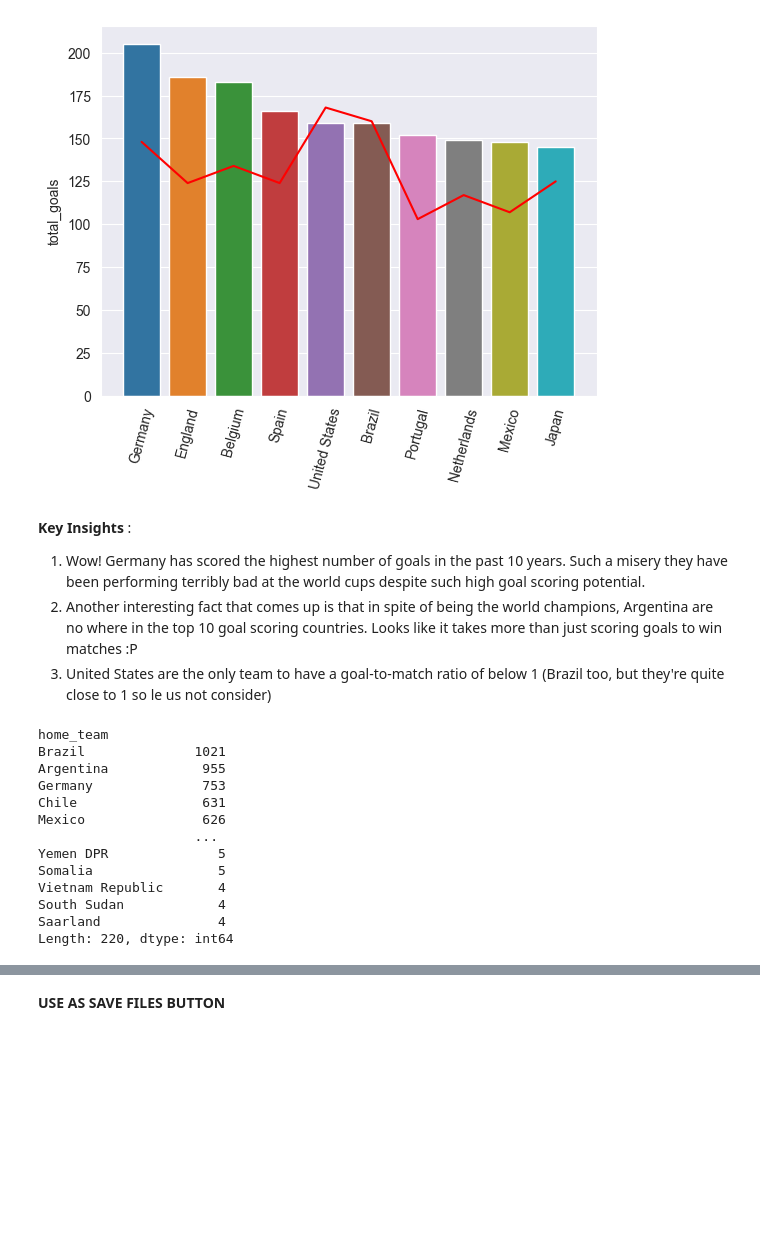
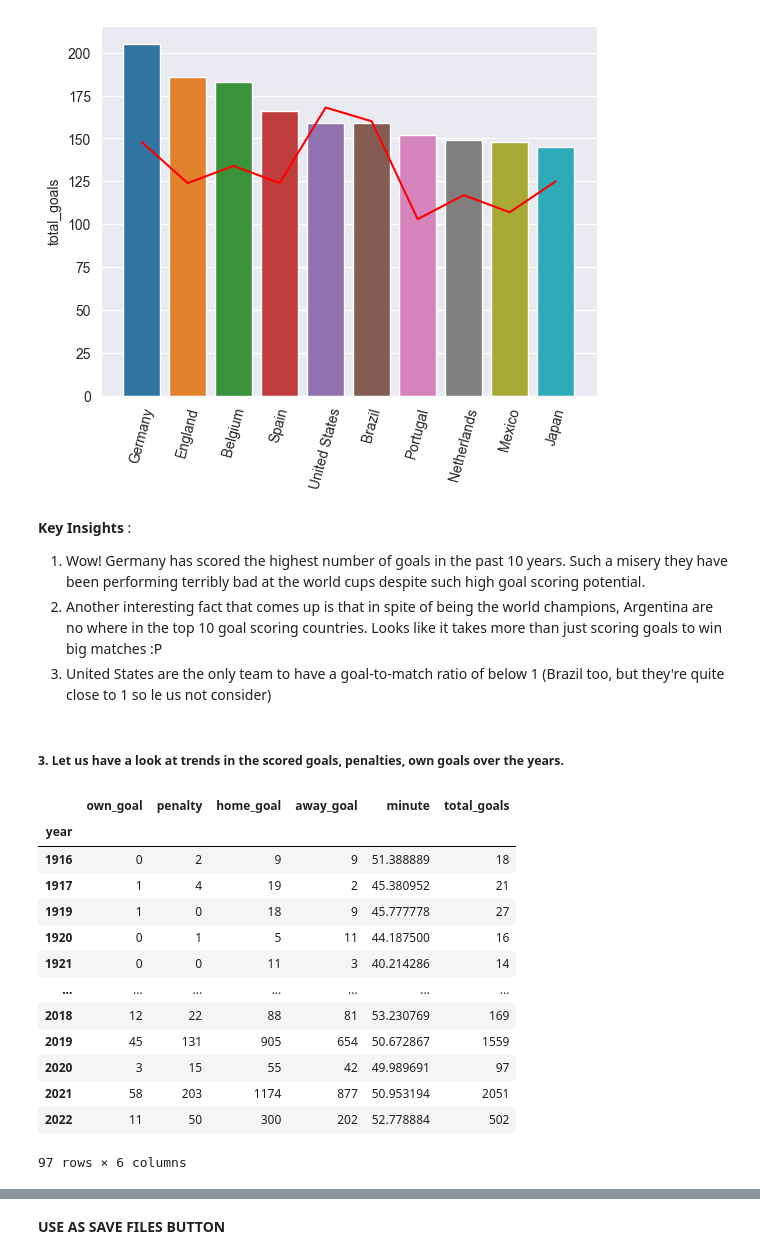
Before and after one commit to ryuukkk/football-data-analysis, a Jupyter notebook: DE_PROJECT.ipynb, the cells around one changed output, grey strips where cells are left out. Cells and saved outputs as stored; diff of their text form; code cells hidden in the pictures; blank space fills up the shorter version.

```diff
--- a/DE_PROJECT.ipynb
+++ b/DE_PROJECT.ipynb
@@ -620,21 +623,28 @@ plt.savefig('figures/top_teams.jpg')
 # %% [markdown]
 **Key Insights** :
 1. Wow! Germany has scored the highest number of goals in the past 10 years. Such a misery they have been performing terribly bad at the world cups despite such high goal scoring potential.
-2. Another interesting fact that comes up is that in spite of being the world champions, Argentina are no where in the top 10 goal scoring countries. Looks like it takes more than just scoring goals to win matches :P
+2. Another interesting fact that comes up is that in spite of being the world champions, Argentina are no where in the top 10 goal scoring countries. Looks like it takes more than just scoring goals to win big matches :P
 3. United States are the only team to have a goal-to-match ratio of below 1 (Brazil too, but they're quite close to 1 so le us not consider)
-# %%
-all_goals.value_counts('home_team')
-# %% [output]
-home_team
-Brazil              1021
-Argentina            955
-Germany              753
-Chile                631
-Mexico               626
-                    ...
-Yemen DPR              5
-Somalia                5
-Vietnam Republic       4
-South Sudan            4
-Saarland               4
-Length: 220, dtype: int64
+# %% [markdown]
+##### 3. Let us have a look at trends in the scored goals, penalties, own goals over the years.
+# %%
+by_year_sum = all_goals.groupby('year').sum(numeric_only=True).loc[:, ['own_goal', 'penalty', 'home_goal', 'away_goal']]
+by_year_mean = all_goals.groupby('year').mean(numeric_only=True)['minute']
+by_year = pd.concat([by_year_sum, by_year_mean], axis=1)
+by_year['total_goals'] = by_year['home_goal']+by_year['away_goal']
+by_year
+# %% [output]
+|  | own_goal | penalty | home_goal | away_goal | minute | total_goals |
+| year |  |  |  |  |  |  |
+| 1916 | 0 | 2 | 9 | 9 | 51.388889 | 18 |
+| 1917 | 1 | 4 | 19 | 2 | 45.380952 | 21 |
+| 1919 | 1 | 0 | 18 | 9 | 45.777778 | 27 |
+| 1920 | 0 | 1 | 5 | 11 | 44.187500 | 16 |
+| 1921 | 0 | 0 | 11 | 3 | 40.214286 | 14 |
+| ... | ... | ... | ... | ... | ... | ... |
+| 2018 | 12 | 22 | 88 | 81 | 53.230769 | 169 |
+| 2019 | 45 | 131 | 905 | 654 | 50.672867 | 1559 |
+| 2020 | 3 | 15 | 55 | 42 | 49.989691 | 97 |
+| 2021 | 58 | 203 | 1174 | 877 | 50.953194 | 2051 |
+| 2022 | 11 | 50 | 300 | 202 | 52.778884 | 502 |
+97 rows × 6 columns
```
Also changed, not shown: parts of 3 cells of this notebook, 9 other files.
